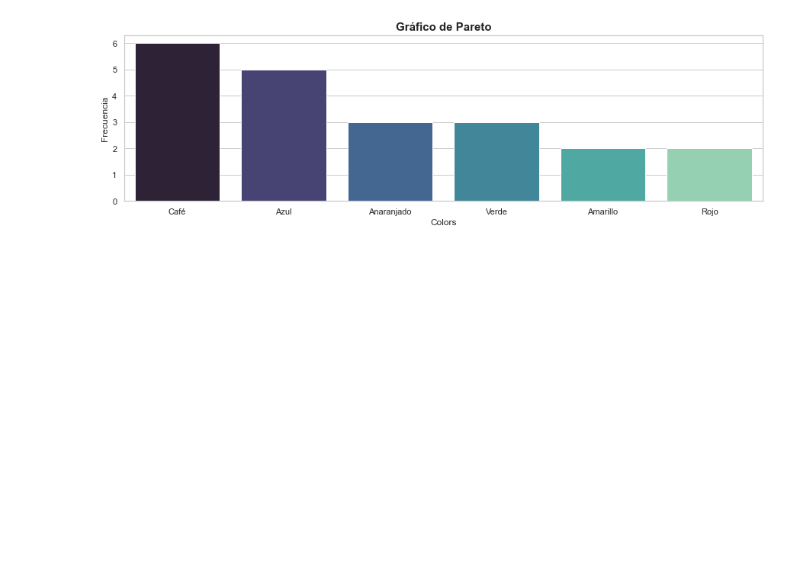
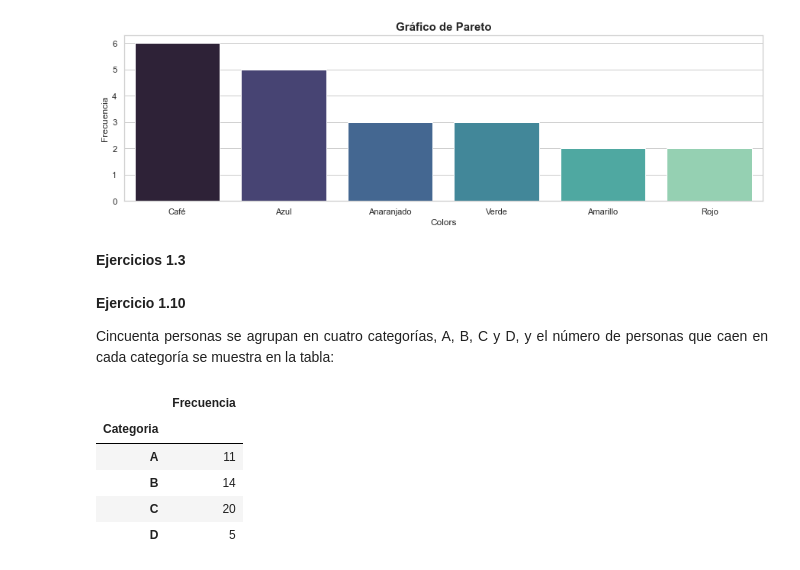
Before and after one commit to JuanFeA98/Estadistica_Probabilidad, a Jupyter notebook: Introduccion a la Probabilidad y Estadistica - Mendenhall & Beaver/1. Descripcion de datos por medio de graficas.ipynb, the cells around one changed output. Cells and saved outputs as stored; diff of their text form; code cells hidden in the pictures; blank space fills up the shorter version.

```diff
--- a/Introduccion a la Probabilidad y Estadistica - Mendenhall & Beaver/1. Descripcion de datos por medio de graficas.ipynb
+++ b/Introduccion a la Probabilidad y Estadistica - Mendenhall & Beaver/1. Descripcion de datos por medio de graficas.ipynb
@@ -119,3 +120,11 @@ sns.barplot(
 plt.show()
 # %% [output]
 [figure]
+# %% [markdown]
+**Ejercicios 1.3**
+# %% [markdown]
+**Ejercicio 1.10**
+
+<p style='text-align:justify'>
+Cincuenta personas se agrupan en cuatro categorías, A, B, C y D, y el número de personas que caen en cada categoría se muestra en la tabla:
+</p>
@@ -121,0 +135,9 @@ plt.show()
+# %%
+df
+# %% [output]
+|  | Frecuencia |
+| Categoria |  |
+| A | 11 |
+| B | 14 |
+| C | 20 |
+| D | 5 |
```
Also changed, not shown: parts of 13 cells of this notebook.
